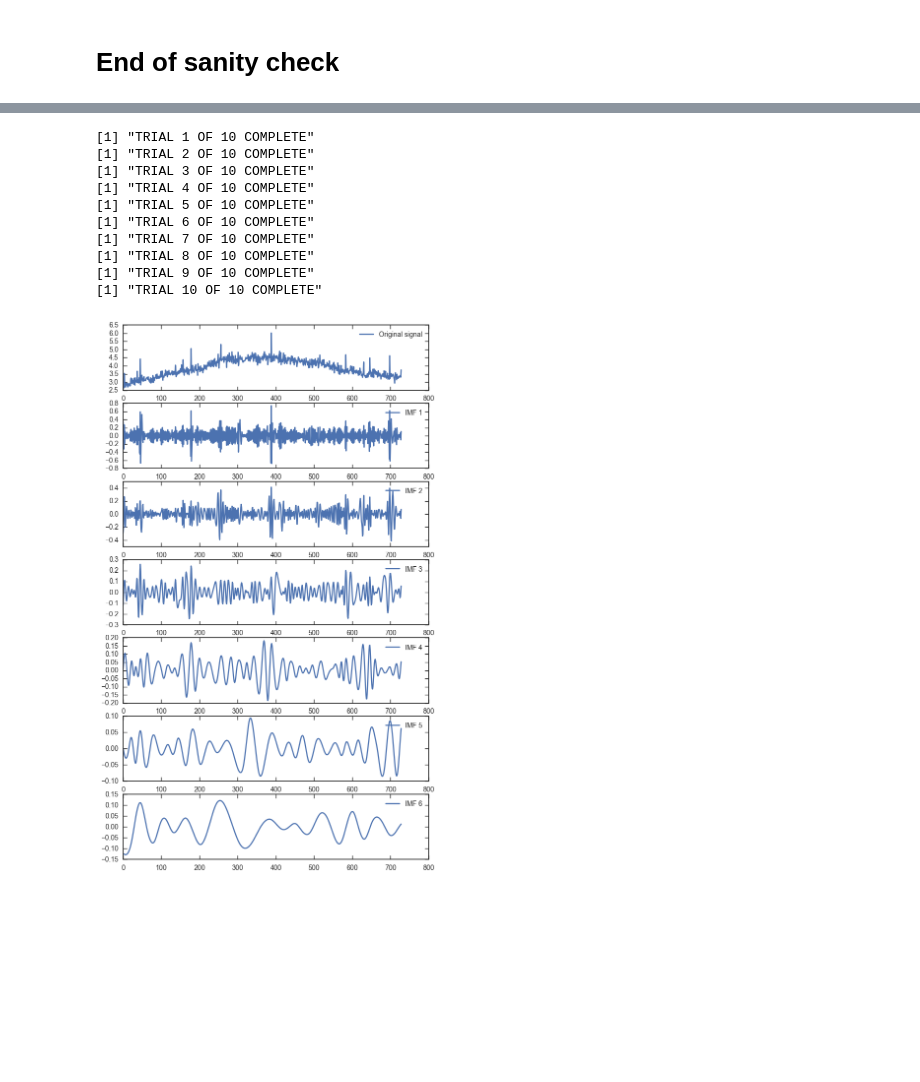
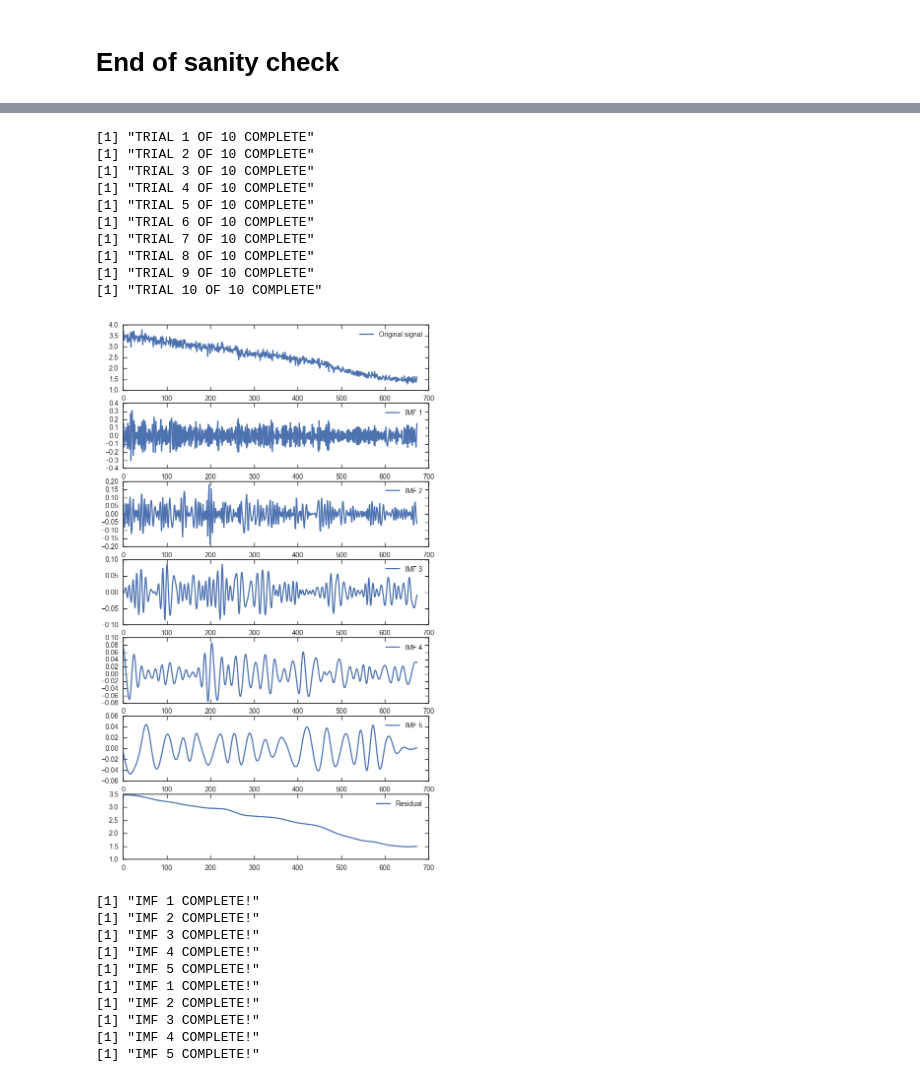
Before and after one commit to qi-feng/TimeSeries, a Jupyter notebook: pedvar/pedvar_hht.ipynb, the cells around one changed output, grey strips where cells are left out. Drawn from its saved outputs; the diff is of its cells as text; code cells hidden in the pictures; blank space fills up the shorter version.

```diff
--- a/pedvar/pedvar_hht.ipynb
+++ b/pedvar/pedvar_hht.ipynb
@@ -236,17 +367,27 @@ for i in range(N_imfs):
 # %%
-f27="Run59775_Ch27"
+f3="Run59776_Ch194"
 
-eemd_res27 = do_hht(f27, trial_dir="test27/", N_trials=10, N_imf=10, N_imf_plot=8,
-          noise_amp=1e-6, plot=True)
+eemd_res3 = do_hht(f3, trial_dir="test3/", N_trials=10, N_imf=10, N_imf_plot=8,
+          noise_amp=1e-5, plot=True, logp=True, logf=True, logt=True)
 # %% [output]
 [1] "TRIAL 1 OF 10 COMPLETE"
 [1] "TRIAL 2 OF 10 COMPLETE"
 [1] "TRIAL 3 OF 10 COMPLETE"
 [1] "TRIAL 4 OF 10 COMPLETE"
 [1] "TRIAL 5 OF 10 COMPLETE"
 [1] "TRIAL 6 OF 10 COMPLETE"
 [1] "TRIAL 7 OF 10 COMPLETE"
 [1] "TRIAL 8 OF 10 COMPLETE"
 [1] "TRIAL 9 OF 10 COMPLETE"
 [1] "TRIAL 10 OF 10 COMPLETE"
-[figure, old version]
+[figure, new version]
+[1] "IMF 1 COMPLETE!"
+[1] "IMF 2 COMPLETE!"
+[1] "IMF 3 COMPLETE!"
+[1] "IMF 4 COMPLETE!"
+[1] "IMF 5 COMPLETE!"
+[1] "IMF 1 COMPLETE!"
+[1] "IMF 2 COMPLETE!"
+[1] "IMF 3 COMPLETE!"
+[1] "IMF 4 COMPLETE!"
+[1] "IMF 5 COMPLETE!"
```
Also changed, not shown: parts of 14 cells of this notebook.
